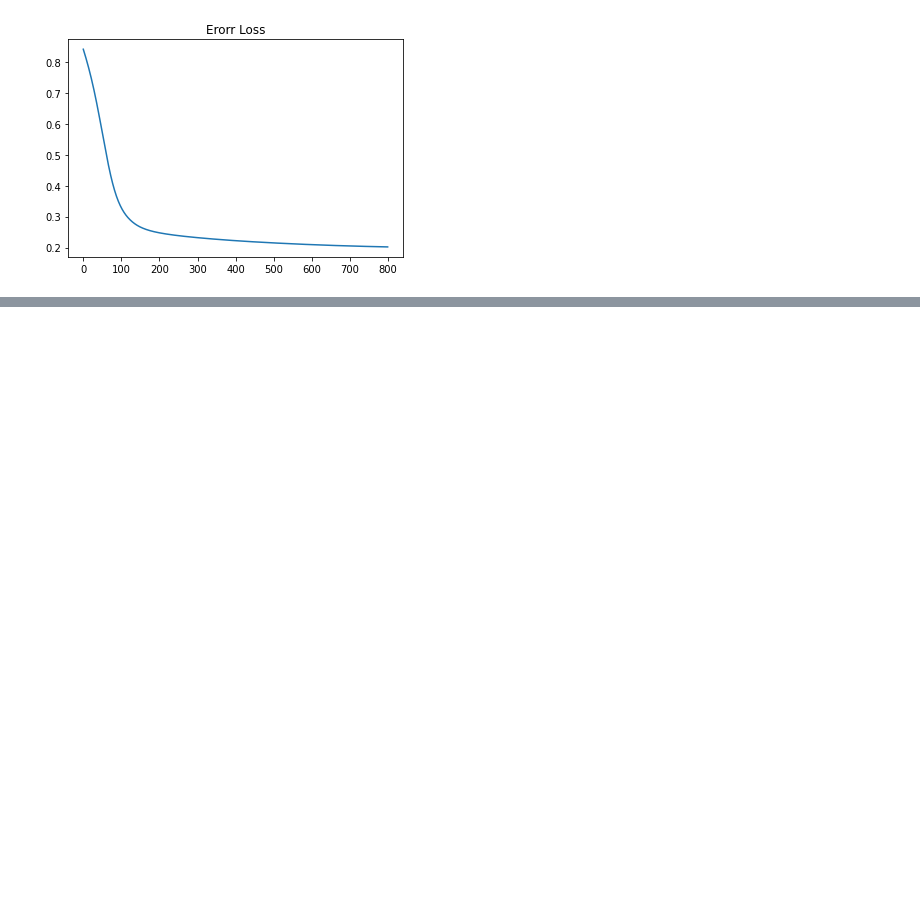
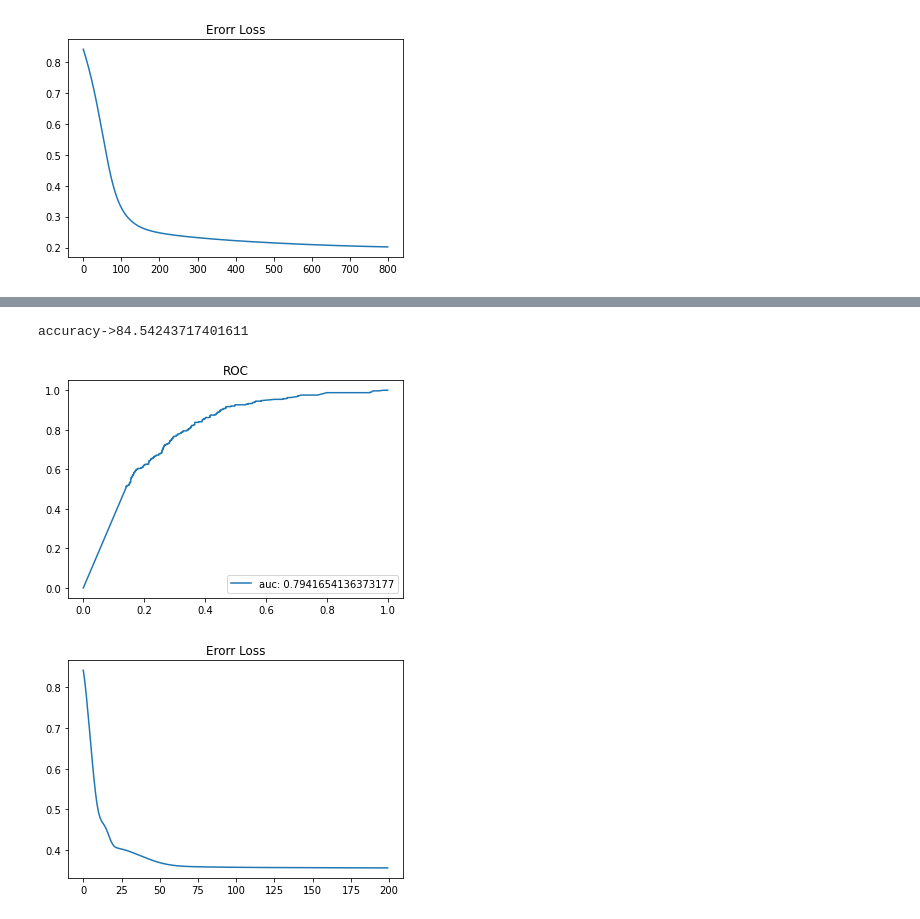
Before and after one commit to abhishekshakya/BPSO-and-ANN-for-sofware-fault-predicition, a Jupyter notebook: internPSO_ANN.ipynb, the cells around one changed output, grey strips where cells are left out. Saved outputs shown, nothing was run; the diff lists cells and outputs as text; code cells hidden in the pictures; blank space fills up the shorter version.

```diff
--- a/internPSO_ANN.ipynb
+++ b/internPSO_ANN.ipynb
@@ -411,0 +442,6 @@ accuracy->92.44485294117646
+# %%
+get_ANN(df_kc1,4,2,0.06,200,"KC1")
+# %% [output]
+accuracy->84.54243717401611
+[figure, added]
+[figure, added]
```
Also changed, not shown: parts of 16 cells of this notebook.
